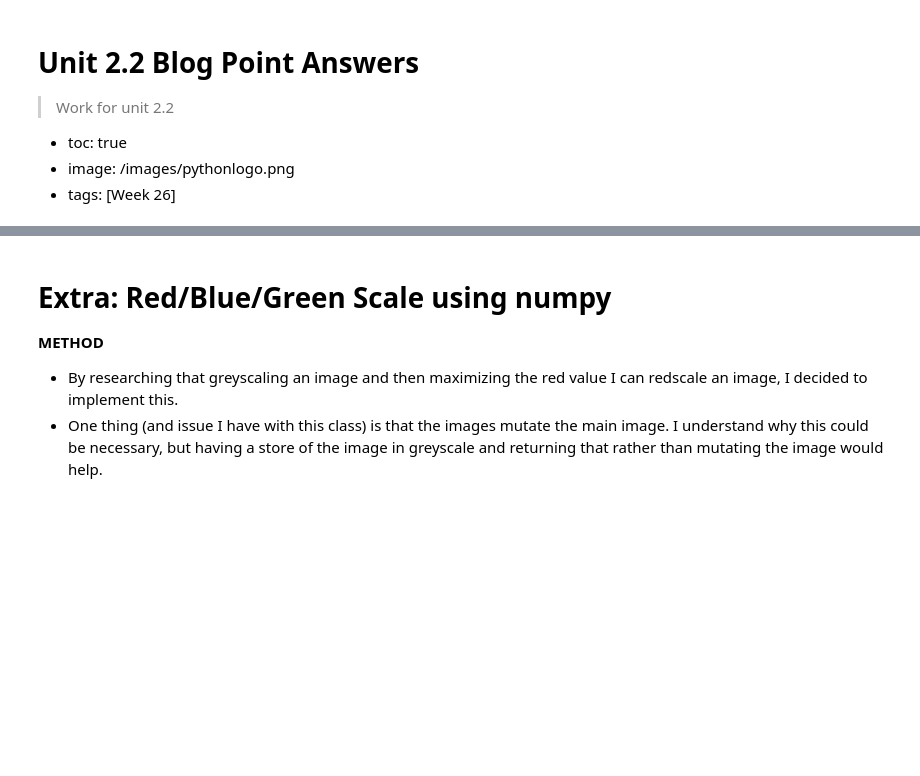
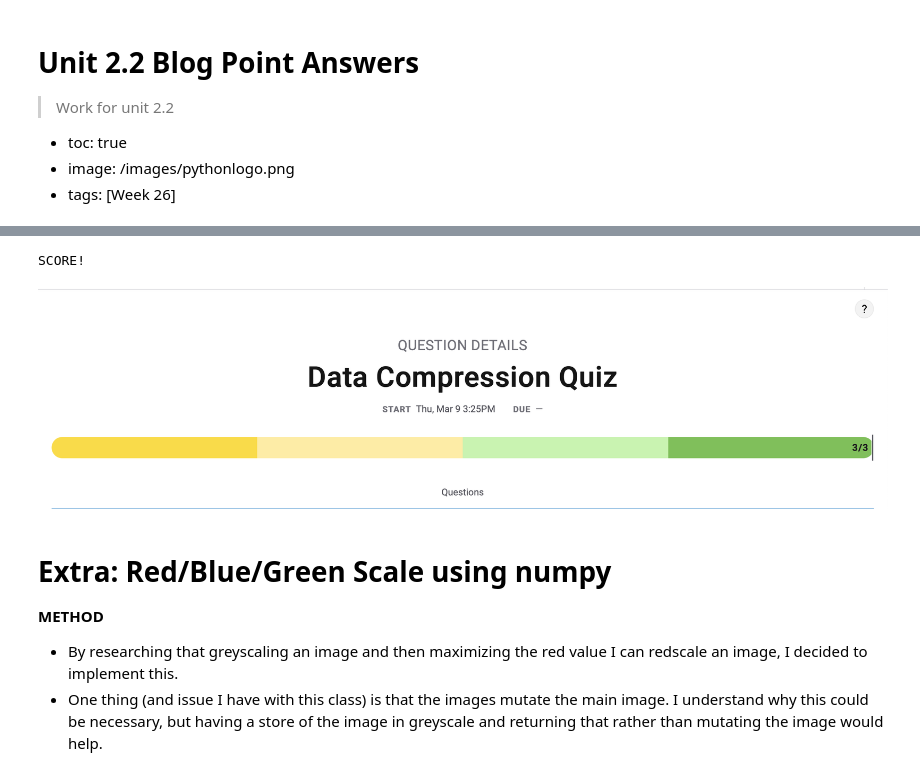
Before and after one commit to nVarap/blog, a Jupyter notebook: _notebooks/2023-03-07-DS1Hacks.ipynb, the cells around one changed output, grey strips where cells are left out. Cells and saved outputs as stored; diff of their text form; code cells hidden in the pictures; blank space fills up the shorter version.

```diff
--- a/_notebooks/2023-03-07-DS1Hacks.ipynb
+++ b/_notebooks/2023-03-07-DS1Hacks.ipynb
@@ -7,3 +94,11 @@
+# %%
+from PIL import Image
+print("SCORE!")
+emaad = Image.open('images/DATACOMPRESSION.png')
+display(emaad)
+# %% [output]
+SCORE!
+[figure, added]
 # %% [markdown]
 # Extra: Red/Blue/Green Scale using numpy
 **METHOD**
```
Also changed, not shown: parts of 6 cells of this notebook, 1 other file.
